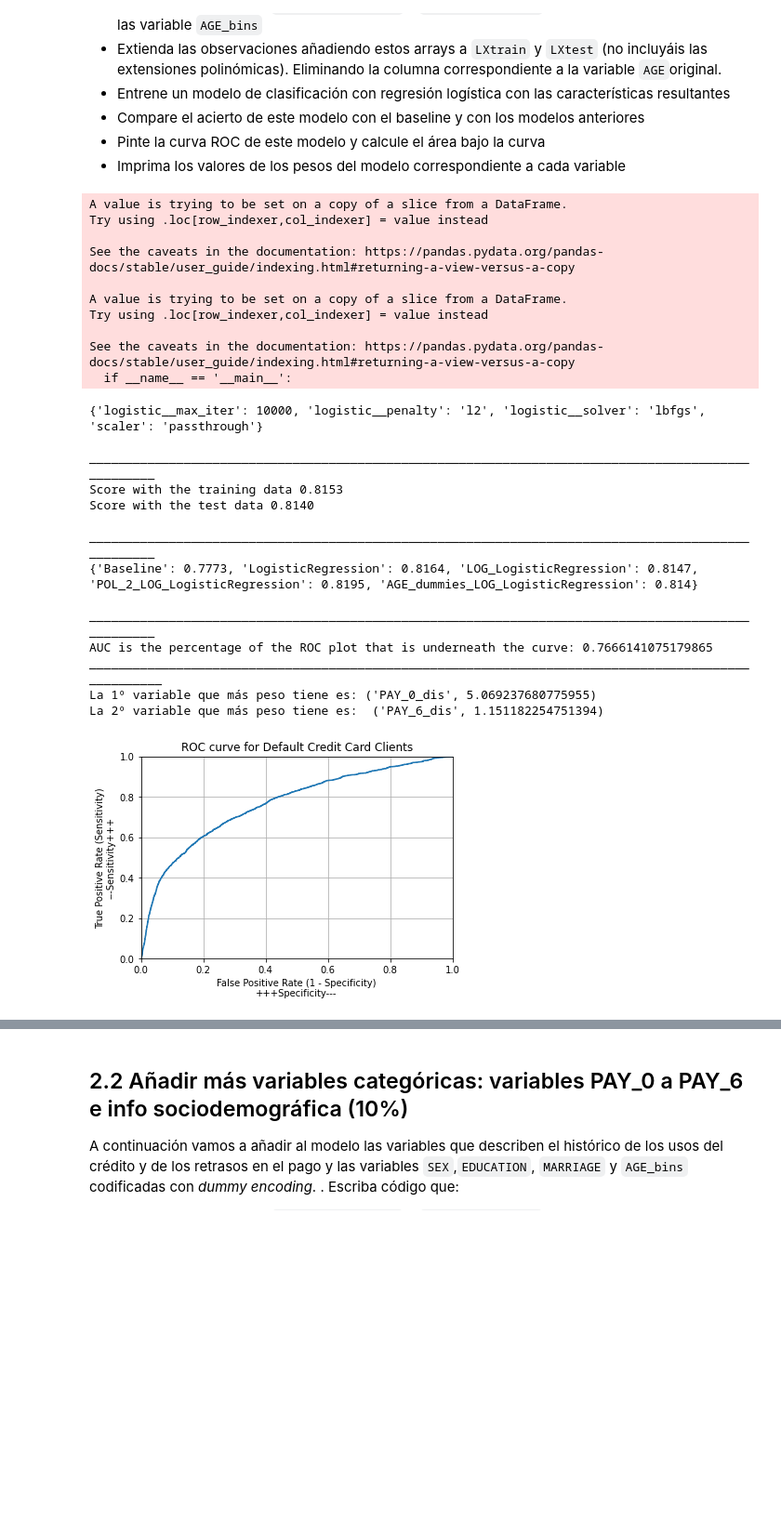
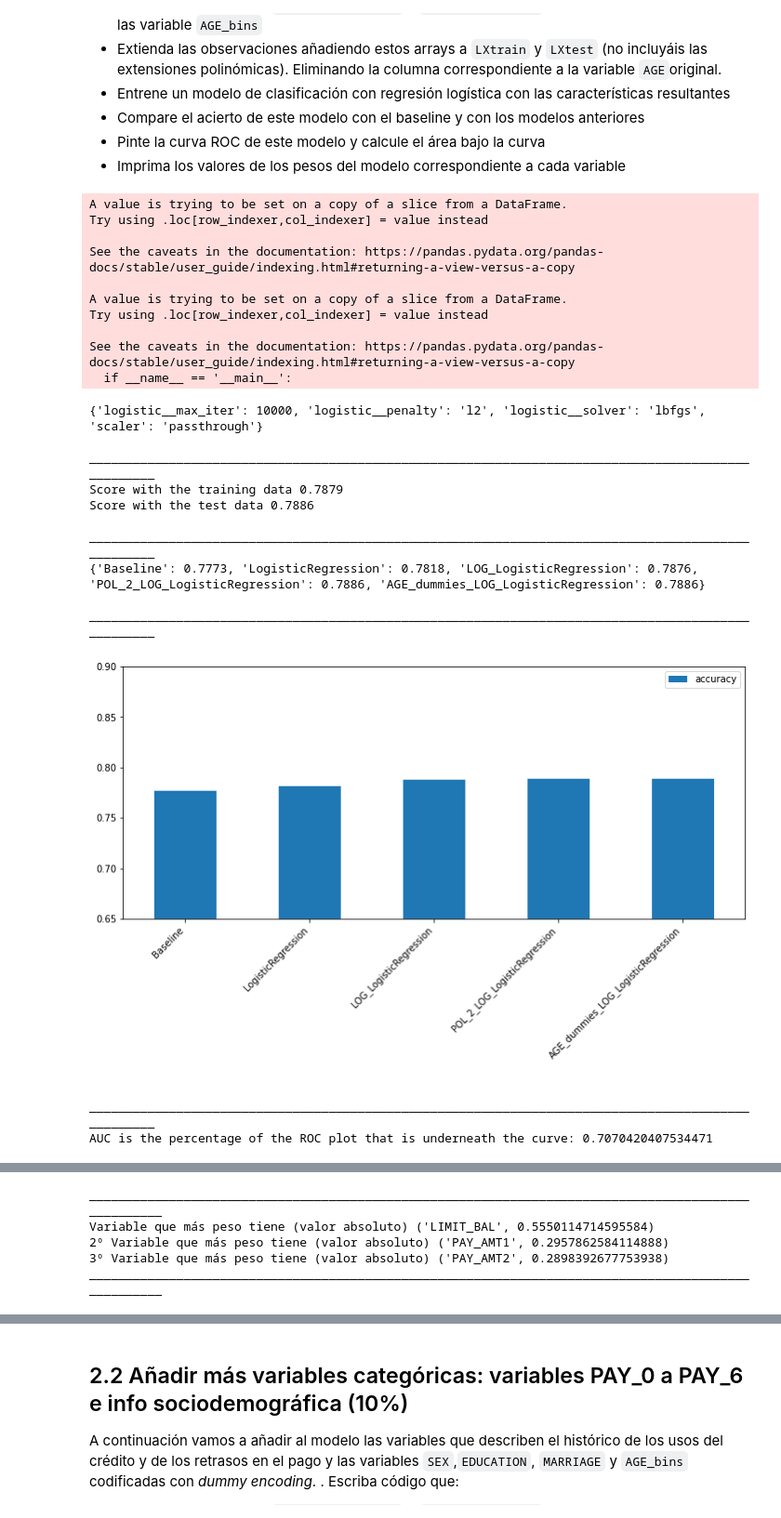
Before and after one commit to emunozlorenzo/UC3McourseML, a Jupyter notebook: Introducción a la ingeniería de características/HW1_estudiantes.ipynb, the cells around one changed output, grey strips where cells are left out. Shown at 93% size. Cells and saved outputs as stored; diff of their text form; code cells hidden in the pictures; blank space fills up the shorter version.

```diff
--- a/Introducción a la ingeniería de características/HW1_estudiantes.ipynb
+++ b/Introducción a la ingeniería de características/HW1_estudiantes.ipynb
@@ -88,8 +150,7 @@ Básicamente tenéis que escribir código que:
 # YOUR CODE #
 #############
 for i in df.columns[5:11]:
-    df[i+'_dis'] = df[i].apply(lambda x: 0 if x in [-2,-1,0] else x)
-    df[i] = df[i].apply(lambda x: 1 if x>0 else x)
+    df[i+'_dis'] = df[i].apply(lambda x: 1 if x>0 else x)
 #######
 # END #
 #######
@@ -147,7 +231,7 @@ df.head()
 # YOUR CODE #
 #############
 import re
-r = re.compile("^PAY_[0-9]*$|^SEX$|^EDUCATION$|^MARRIAGE$|^defa*") # REGEX EXPRESSION
+r = re.compile("^PAY_[0-9]|^SEX$|^EDUCATION$|^MARRIAGE$|^defa*") # REGEX EXPRESSION
 num_var = [col for col in df.columns if  col not in list(filter(r.match, df.columns))]
 #######
 # END #
@@ -446,59 +597,38 @@ for i in dummy.categories_[0][1:]:
 
 # FINAL X_Train X_test
 LXtrain.drop(columns=['AGE'],inplace=True)
 LXtest.drop(columns=['AGE'],inplace=True)
 
 # GridSearch
 grid_pipe = GridSearchCV(pipe, param_grid= params_pipe, cv=5)
 grid_pipe.fit(LXtrain, Y_train)
-print(grid_pipe.best_params_,'\n','_'*100)
-print("Score with the training data {0:.4f}".format(grid_pipe.score(LXtrain, Y_train)))
-print("Score with the test data {0:.4f}".format(grid_pipe.score(LXtest,Y_test)),'\n','_'*100)
 
 # Storing the result
 global_results['AGE_dummies_LOG_LogisticRegression'] = grid_pipe.score(LXtest,Y_test)
-print(global_results,'\n','_'*100)
 
-# ROC AUC
-roc(LXtest, Y_test, grid_pipe)
-
-# Weights
-scaler = grid_pipe.best_estimator_.named_steps['scaler']
-logreg = grid_pipe.best_estimator_.named_steps['logistic']
-weights = []
-weights_abs = []
-for var,coef in zip(LXtrain.columns,logreg.coef_[0]):
-    weights_abs.append((var,abs(coef)))
-    weights.append((var,coef))
-    weights_abs.sort(key=lambda tup: tup[1],reverse=True)
-
-weights_abs
-
-print('_'*101,'\n''La 1º variable que más peso tiene es:',weights_abs[0])
-print('La 2º variable que más peso tiene es: ',weights_abs[1])
+# Print result
+printReport(grid_pipe, LXtrain, Y_train, LXtest, Y_test, global_results)
 #######
 # END #
 #######
 # %% [output]
 A value is trying to be set on a copy of a slice from a DataFrame.
 Try using .loc[row_indexer,col_indexer] = value instead
 
 See the caveats in the documentation: https://pandas.pydata.org/pandas-docs/stable/user_guide/indexing.html#returning-a-view-versus-a-copy
 
 A value is trying to be set on a copy of a slice from a DataFrame.
 Try using .loc[row_indexer,col_indexer] = value instead
 
 See the caveats in the documentation: https://pandas.pydata.org/pandas-docs/stable/user_guide/indexing.html#returning-a-view-versus-a-copy
   if __name__ == '__main__':
 {'logistic__max_iter': 10000, 'logistic__penalty': 'l2', 'logistic__solver': 'lbfgs', 'scaler': 'passthrough'}
  ____________________________________________________________________________________________________
-Score with the training data 0.8153
-Score with the test data 0.8140
+Score with the training data 0.7879
+Score with the test data 0.7886
  ____________________________________________________________________________________________________
-{'Baseline': 0.7773, 'LogisticRegression': 0.8164, 'LOG_LogisticRegression': 0.8147, 'POL_2_LOG_LogisticRegression': 0.8195, 'AGE_dummies_LOG_LogisticRegression': 0.814}
+{'Baseline': 0.7773, 'LogisticRegression': 0.7818, 'LOG_LogisticRegression': 0.7876, 'POL_2_LOG_LogisticRegression': 0.7886, 'AGE_dummies_LOG_LogisticRegression': 0.7886}
  ____________________________________________________________________________________________________
-AUC is the percentage of the ROC plot that is underneath the curve: 0.7666141075179865
-_____________________________________________________________________________________________________
-La 1º variable que más peso tiene es: ('PAY_0_dis', 5.069237680775955)
-La 2º variable que más peso tiene es:  ('PAY_6_dis', 1.151182254751394)
-[figure, old version]
+[figure, new version]
+ ____________________________________________________________________________________________________
+AUC is the percentage of the ROC plot that is underneath the curve: 0.7070420407534471
@@ -504,0 +636,5 @@ La 2º variable que más peso tiene es:  ('PAY_6_dis', 1.151182254751394)
+_____________________________________________________________________________________________________
+Variable que más peso tiene (valor absoluto) ('LIMIT_BAL', 0.5550114714595584)
+2º Variable que más peso tiene (valor absoluto) ('PAY_AMT1', 0.2957862584114888)
+3º Variable que más peso tiene (valor absoluto) ('PAY_AMT2', 0.2898392677753938)
+_____________________________________________________________________________________________________
```
Also changed, not shown: parts of 39 cells of this notebook.
